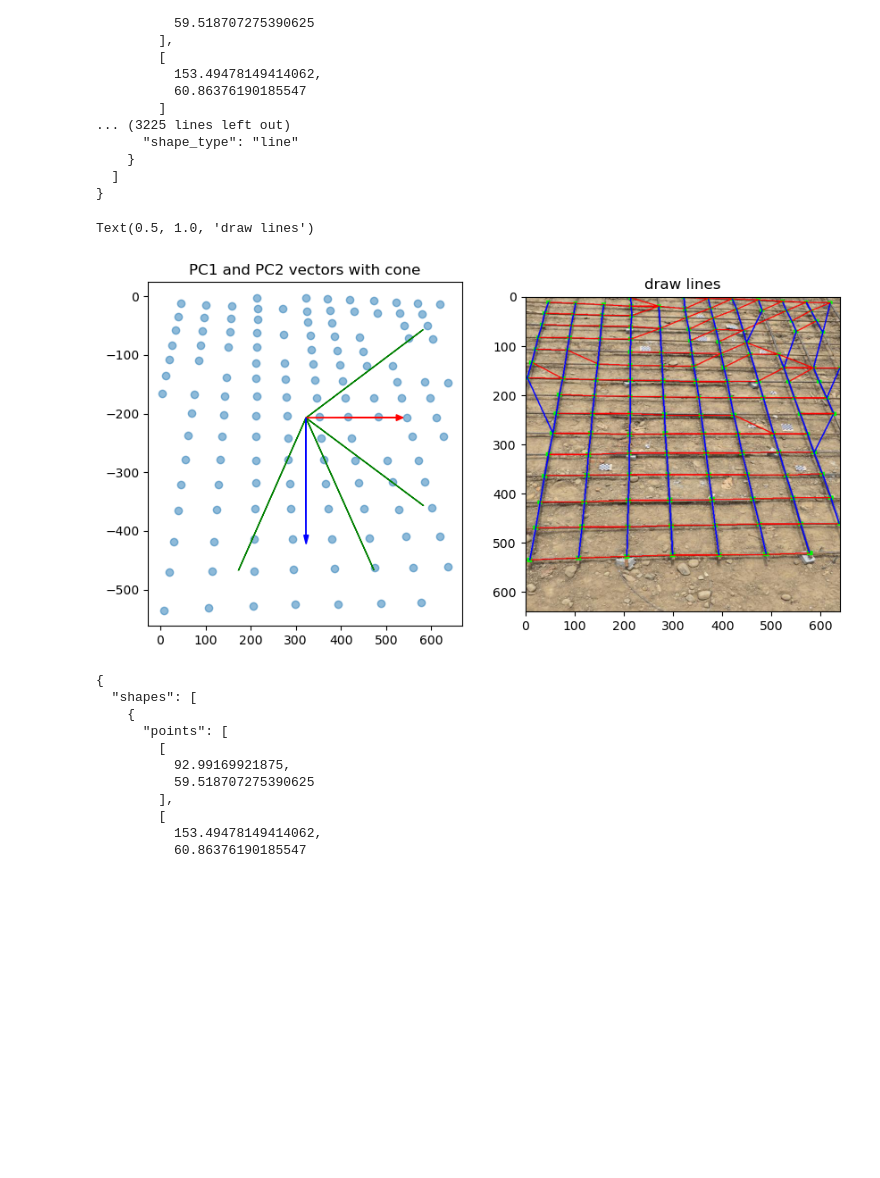
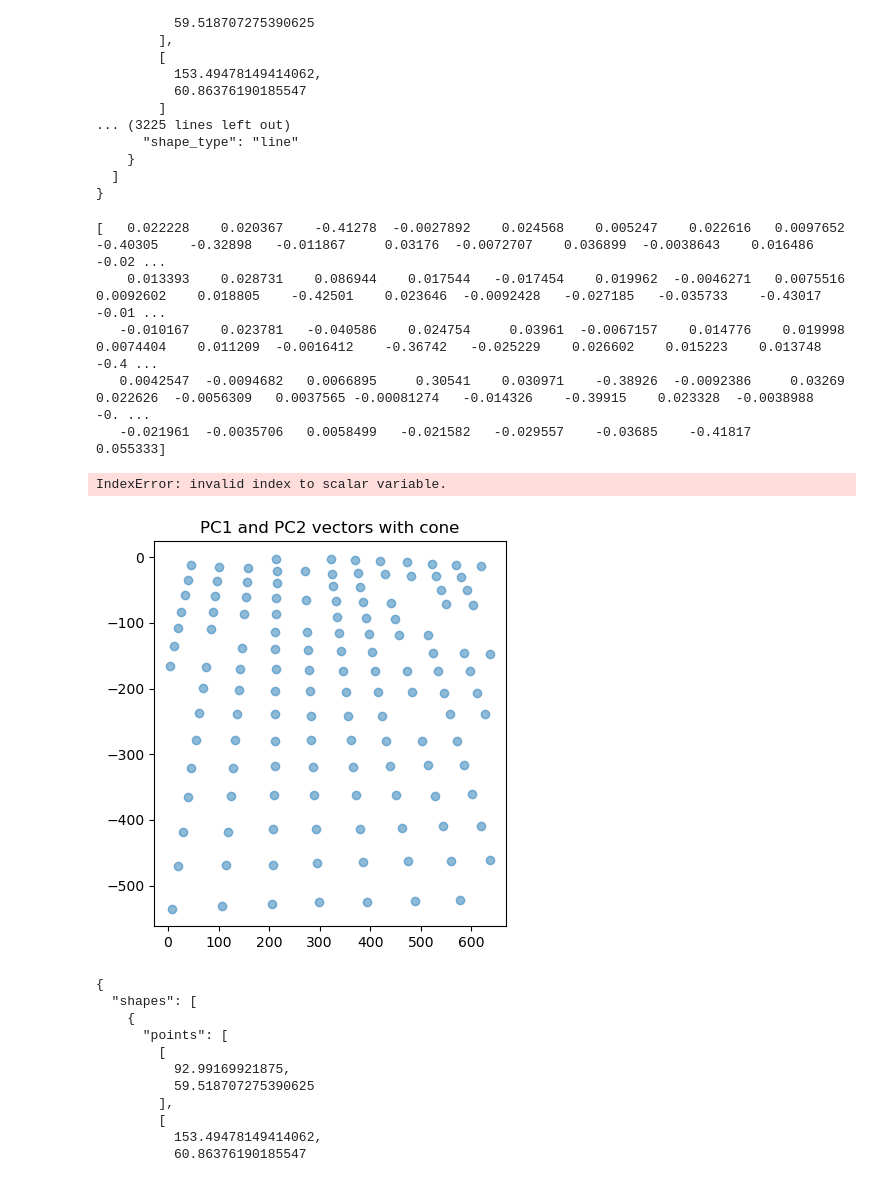
Before and after one commit to HsiaoHungKai/rebar-works, a Jupyter notebook: yolo-intersect-detection/pca_alignment.ipynb, the cells around one changed output. Cells and saved outputs as stored; diff of their text form; code cells hidden in the pictures; blank space fills up the shorter version.

Commit message:
Perform outlier detection

```diff
--- a/yolo-intersect-detection/pca_alignment.ipynb
+++ b/yolo-intersect-detection/pca_alignment.ipynb
@@ -235,7 +235,8 @@ print(get_lines(image_path, model_path))
   ]
 }
 # %%
-shapes = []
+pc1_shapes = []
+pc2_shapes = []
 pc1, pc2 = Vh[0], Vh[1]
 
 # Find the nearest vertices in the direction of each principal component for each vertex
@@ -271,7 +272,7 @@ for vertex in vertices:
 
     if pc1_vertex["vertex"] is not None:
         points = [[vertex[0], vertex[1]], [pc1_vertex["vertex"][0], pc1_vertex["vertex"][1]]]
-        shapes.append({
+        pc1_shapes.append({
             "points": points,
             "shape_type": "line",
         })
@@ -279,41 +280,56 @@ for vertex in vertices:
         draw.line([tuple(vertex), tuple(pc1_vertex["vertex"])], fill="red", width=3)
     if pc2_vertex["vertex"] is not None:
         points = [[vertex[0], vertex[1]], [pc2_vertex["vertex"][0], pc2_vertex["vertex"][1]]]
-        shapes.append({
+        pc2_shapes.append({
             "points": points,
             "shape_type": "line",
         })
 
         draw.line([tuple(vertex), tuple(pc2_vertex["vertex"])], fill="blue", width=3)
 
 # todo: outlier detection for shapes
-for shape in shapes:
+radians = np.array([])
+for shape in pc1_shapes:
     point1 = np.array(shape["points"][0])
     point2 = np.array(shape["points"][1])
 
     vector = point2 - point1
+    radians = np.append(radians, np.arctan2(vector[1], vector[0]))
+
+# Remove outliers depending on the radian of vector
+mean = np.mean(radians)
+std = np.std(radians)
+z_scores = np.abs((radians - mean) / std)
+radians = radians[z_scores < 2]
+
+print(radians)
 
 plt.figure(figsize=(10, 5))
 plt.subplot(1,2,1)
 plt.title('PC1 and PC2 vectors with cone')
 plt.scatter(vertices[:, 0], -vertices[:, 1], alpha=0.5)
 pc1_cone1 = rotate(pc1, 30)
 pc1_cone2 = rotate(pc1, -30)
 pc2_cone1 = rotate(pc2, 30)
 pc2_cone2 = rotate(pc2, -30)
 plt.arrow(mean[0], -mean[1], pc1_cone1[0] * 300, -pc1_cone1[1] * 300, color='g')
 plt.arrow(mean[0], -mean[1], pc1_cone2[0] * 300, -pc1_cone2[1] * 300, color='g')
 plt.arrow(mean[0], -mean[1], pc2_cone1[0] * 300, -pc2_cone1[1] * 300, color='g')
 plt.arrow(mean[0], -mean[1], pc2_cone2[0] * 300, -pc2_cone2[1] * 300, color='g')
 plt.arrow(mean[0], -mean[1], pc1[0] * 200, -pc1[1] * 200, color='r', head_width=10)
 plt.arrow(mean[0], -mean[1], pc2[0] * 200, -pc2[1] * 200, color='b', head_width=10)
 plt.subplot(1,2,2)
 plt.imshow(image)
 plt.title("draw lines")
 # plt.axis('off')
 # %% [output]
-Text(0.5, 1.0, 'draw lines')
+[   0.022228    0.020367    -0.41278  -0.0027892    0.024568    0.005247    0.022616   0.0097652    -0.40305    -0.32898   -0.011867     0.03176  -0.0072707    0.036899  -0.0038643    0.016486   -0.02 ...
+    0.013393    0.028731    0.086944    0.017544   -0.017454    0.019962  -0.0046271   0.0075516   0.0092602    0.018805    -0.42501    0.023646  -0.0092428   -0.027185   -0.035733    -0.43017   -0.01 ...
+   -0.010167    0.023781   -0.040586    0.024754     0.03961  -0.0067157    0.014776    0.019998   0.0074404    0.011209  -0.0016412    -0.36742   -0.025229    0.026602    0.015223    0.013748    -0.4 ...
+   0.0042547  -0.0094682   0.0066895     0.30541    0.030971    -0.38926  -0.0092386     0.03269    0.022626  -0.0056309   0.0037565 -0.00081274   -0.014326    -0.39915    0.023328  -0.0038988     -0. ...
+   -0.021961  -0.0035706   0.0058499   -0.021582   -0.029557    -0.03685    -0.41817    0.055333]
+IndexError: invalid index to scalar variable.
-[figure, old version]
+[figure, new version]
 # %%
 result = {"shapes": shapes}
 print(json.dumps(result, indent=2))
```
Also changed, not shown: parts of 3 cells of this notebook, 2 other files.
